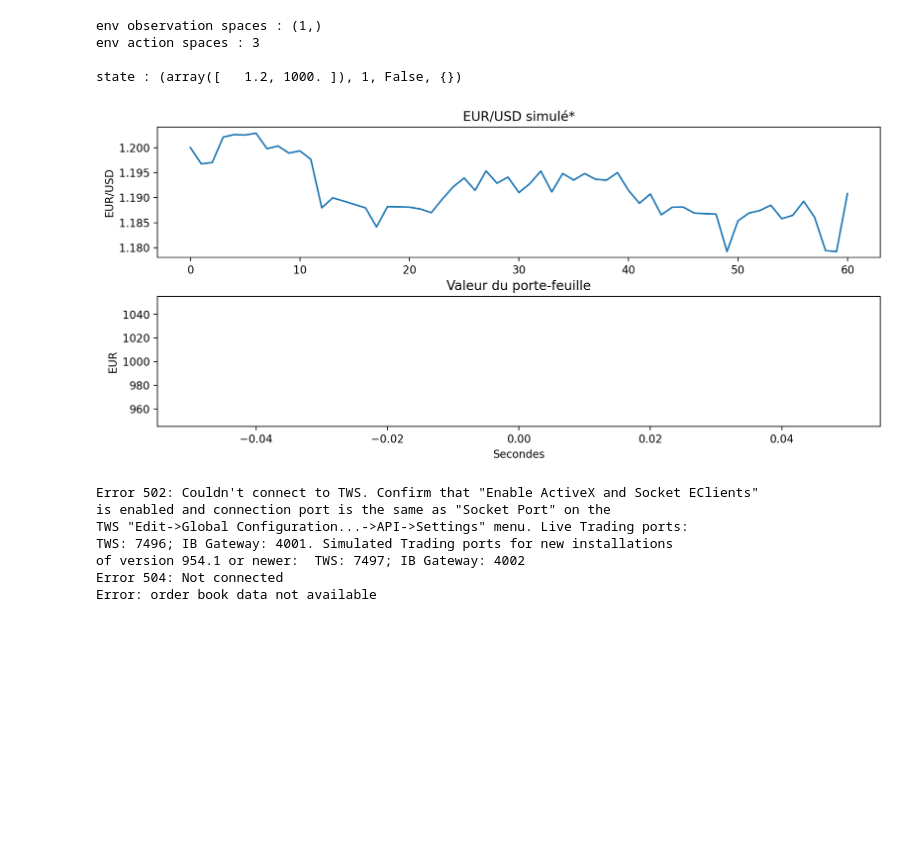
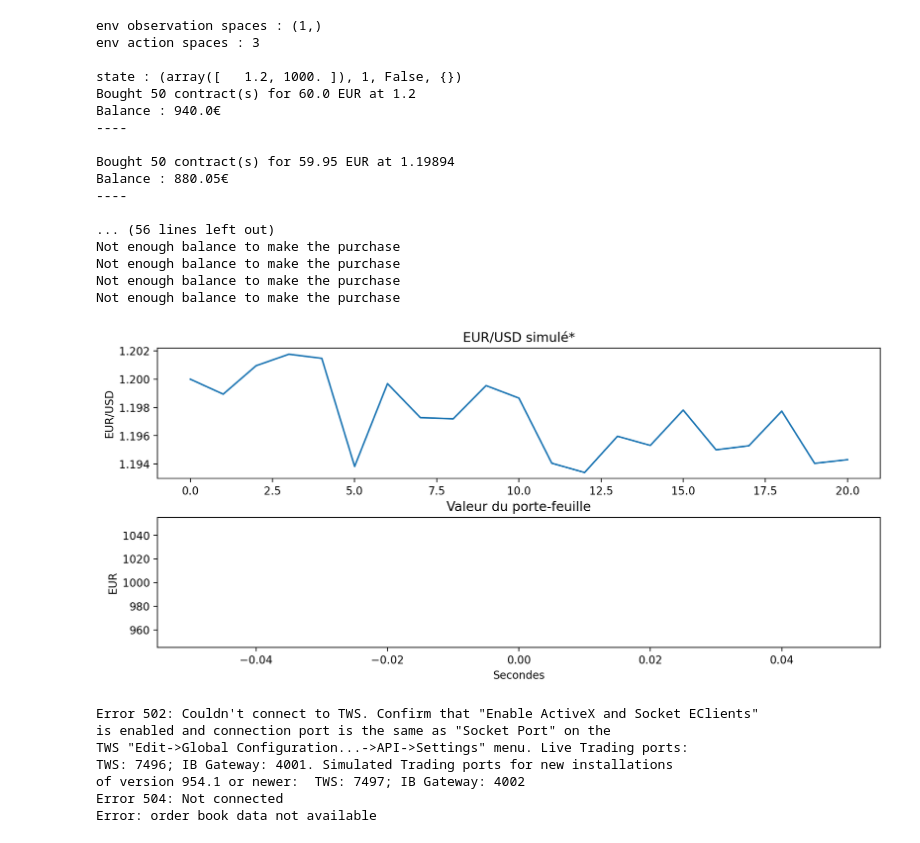
Before and after one commit to Marc-ElieCharleston/Reinforcement_trading, a Jupyter notebook: RL_Trading.ipynb, the cells around one changed output. Saved outputs shown, nothing was run; the diff lists cells and outputs as text; code cells hidden in the pictures; blank space fills up the shorter version.

```diff
--- a/RL_Trading.ipynb
+++ b/RL_Trading.ipynb
@@ -9,12 +9,12 @@ import time
 ########### variables #########
 BALANCE = 1000
 SPREAD = 0.0005
-SIMULATION_DURATION = "1min"
+SIMULATION_DURATION = "20"
 TIMESTEP = 1
 LEVERAGE = 1
 PRICE = 1.2
 VOLATILITY = volatility = 0.01/100
-NB_STOCK = 1
+NB_STOCK = 50
 ###############################
 # %%
 class EnvTest2(gym.Env):
@@ -223,36 +242,49 @@ env = EnvTest2()
 print(f"env observation spaces : {env.observation_spaces.shape}")
 print(f"env action spaces : {env.action_spaces.n}")
 print()
 num_action = env.action_spaces.n
 num_observation = env.observation_spaces.shape[0]
 
 nb_max_episode = 1
 
 for episode in range(nb_max_episode):
     state = env.reset()
     print(f"state : {state}")
     done = False
     score = 0
     compteur = 0
     while not done:
         compteur += 1
-        action = env.action_spaces.sample(state)
+        action = env.action_spaces.sample()
 
-        next_state, reward, done, _ = env.step(action)
+        next_state, reward, done, _ = env.step(0)
 
         score += reward
         state = next_state
 
         if done:
             env.render()
             #print(f"episode : {episode+1} - score total : {score}")
             pass
 # %% [output]
 env observation spaces : (1,)
 env action spaces : 3
 
 state : (array([   1.2, 1000. ]), 1, False, {})
+Bought 50 contract(s) for 60.0 EUR at 1.2
+Balance : 940.0€
+----
+
+Bought 50 contract(s) for 59.95 EUR at 1.19894
+Balance : 880.05€
+----
+
+... (56 lines left out)
+Not enough balance to make the purchase
+Not enough balance to make the purchase
+Not enough balance to make the purchase
+Not enough balance to make the purchase
-[figure, old version]
+[figure, new version]
 # %%
 import csv
 from datetime import datetime, timedelta
```
Also changed, not shown: parts of 1 cell of this notebook.
